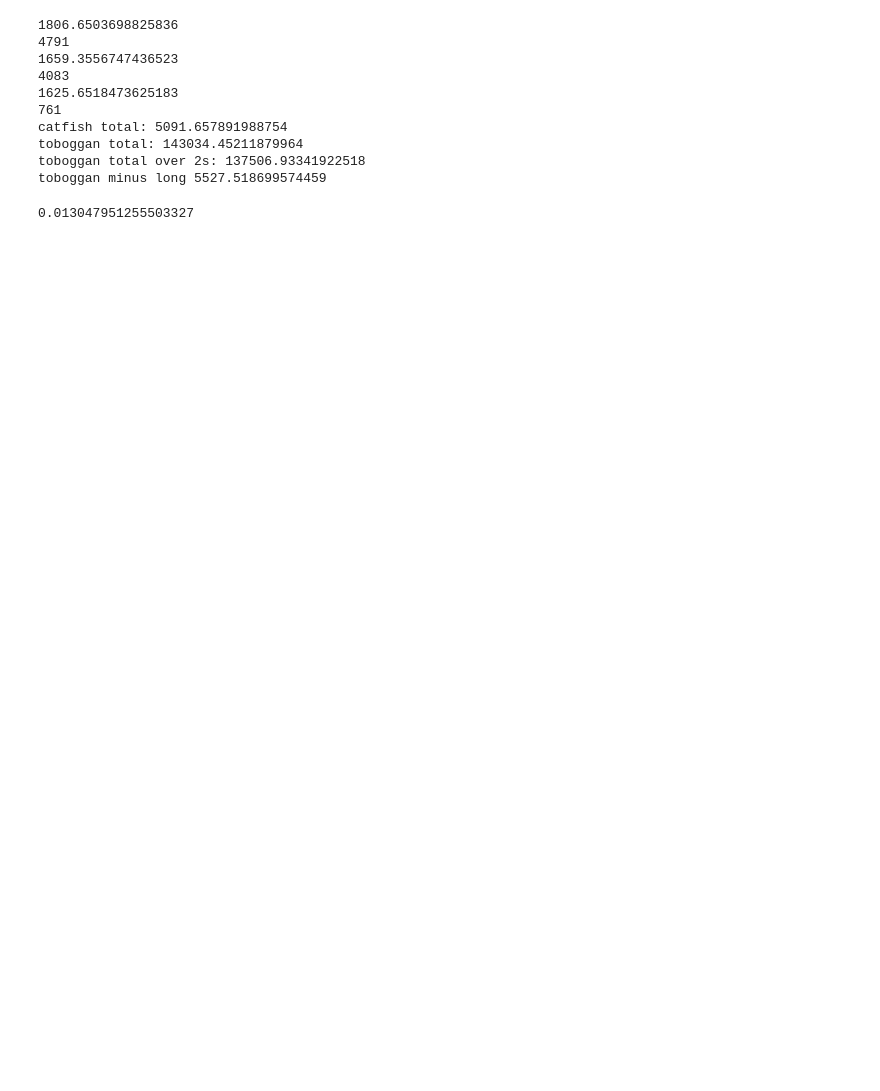
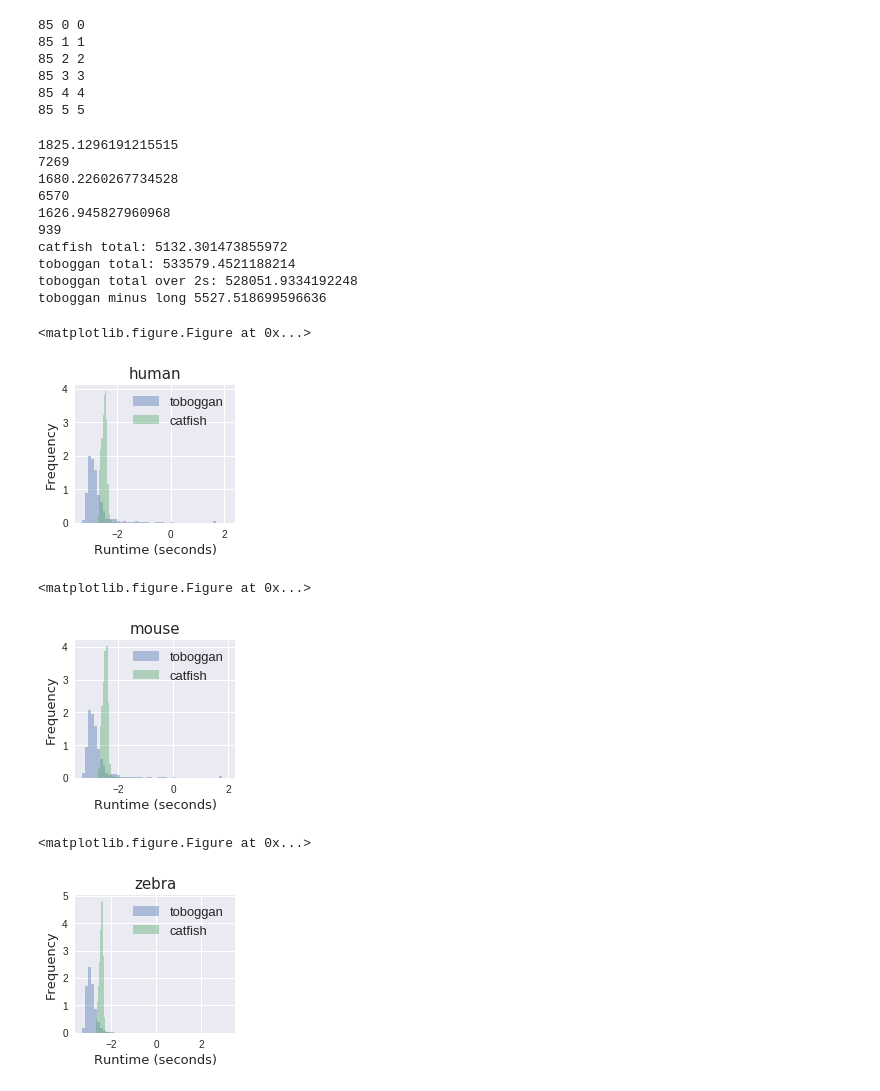
Before and after one commit to sgsmob/toboggan, a Jupyter notebook: make-figures/figure_runtime_kdensity.ipynb, the cells around one changed output. Drawn from its saved outputs; the diff is of its cells as text; code cells hidden in the pictures; blank space fills up the shorter version.

Commit message:
Simplifying figure generating scfripts

```diff
--- a/make-figures/figure_runtime_kdensity.ipynb
+++ b/make-figures/figure_runtime_kdensity.ipynb
@@ -26,7 +26,8 @@ for froot in ['human', 'mouse', 'zebra']:
 
     # import table_generator
 
-    datadict, datamatrix, dict_cat_to_tob, dict_tob_to_cat = table_generator.make_tables(inputfile)
+    # datadict, datamatrix, dict_cat_to_tob, dict_tob_to_cat = table_generator.make_tables(inputfile)
+    datadict, datamatrix = table_generator.make_tables(inputfile)
 
     info_dict = table_generator.get_toboggan_timing_info(datadict, datamatrix)
     num_trivial = info_dict['num_trivial']
@@ -43,23 +44,21 @@ for froot in ['human', 'mouse', 'zebra']:
 
     print(num_timedout + len(time_totals))
 
-    catinputfile = 'catfish-' + froot + '-output.txt'
+    catinputfile = 'catfish-' + froot + '-proper-output.txt'
     catfish_dict, catfish_matrix = table_generator.get_catfish_tables( '../catfish-comparison/', catinputfile)
 
     # interesect catfish keys with nontrivial keys
     nontrivial_catfish = catfish_dict.copy()
     for key in catfish_dict:
-        key_tob = dict_cat_to_tob[key]
-        if key_tob not in toboggan_completed:
+        if key not in toboggan_completed:
             nontrivial_catfish.pop(key, None)
     catfish_nontrivials_info_dict = table_generator.get_catfish_timing_info(nontrivial_catfish, catfish_matrix)
     time_totals_catfish_nontrivials.append(catfish_nontrivials_info_dict['time_totals'])
 
     catfish_on_tob_timeouts = {}
     for key, val in catfish_dict.items():
-        key_tob = dict_cat_to_tob[key]
-        if key_tob in toboggan_timeouts:
-            catfish_on_tob_timeouts[key_tob] = val
+        if key in toboggan_timeouts:
+            catfish_on_tob_timeouts[key] = val
     catfish_tob_timeout_info_dict = table_generator.get_catfish_timing_info(catfish_on_tob_timeouts, catfish_matrix)
     time_totals_catfish_tob_timeouts.append(catfish_tob_timeout_info_dict['time_totals'])
 # %% [output]
@@ -83,3 +82,17 @@ toboggan with 800s timeout has
+# %%
+counter = 0
+for key, val in catfish_dict.items():
+    print(key, val)
+    counter += 1
+    if counter > 5:
+        break
+# %% [output]
+85 0 0
+85 1 1
+85 2 2
+85 3 3
+85 4 4
+85 5 5
 # %%
 catfish_sum = 0
 toboggan_sum = 0
@@ -96,72 +109,69 @@ print("toboggan total: {}".format(toboggan_sum))
 print("toboggan total over 2s: {}".format(toboggan_long_sum))
 print("toboggan minus long {}".format(toboggan_sum - toboggan_long_sum))
 # %% [output]
-1806.6503698825836
-4791
-1659.3556747436523
-4083
-1625.6518473625183
-761
-catfish total: 5091.657891988754
-toboggan total: 143034.45211879964
-toboggan total over 2s: 137506.93341922518
-toboggan minus long 5527.518699574459
+1825.1296191215515
+7269
+1680.2260267734528
+6570
+1626.945827960968
+939
+catfish total: 5132.301473855972
+toboggan total: 533579.4521188214
+toboggan total over 2s: 528051.9334192248
+toboggan minus long 5527.518699596636
 # %%
 import matplotlib.pyplot as plt
 import numpy as np
 import seaborn as sns
 
 froots = ['human', 'mouse', 'zebra']
-show_flag = False
+show_flag = True
+
 hist_flag = True
 kde_flag = False
 norm_hist_flag=True
 
 for j in [0,1,2]:
 
     froot = froots[j]
 
     plt.clf()
-    plt.figure(figsize=(4,3))
+    plt.figure(figsize=(3,3))
 
     axis_font = {'fontname':'DejaVu Sans', 'size':'13'}
-    title_font = {'fontname':'DejaVu Sans', 'size':'13'}
-    xtick_font = {'fontname':'DejaVu Sans', 'size':'11'}
-    ytick_font = {'fontname':'DejaVu Sans', 'size':'12'}
+    title_font = {'fontname':'DejaVu Sans', 'size':'15'}
+    xtick_font = {'fontname':'DejaVu Sans', 'size':'15'}
+    ytick_font = {'fontname':'DejaVu Sans', 'size':'15'}
 
     data=np.log10(time_totals[j])
     sns.distplot(data, kde=kde_flag, hist=hist_flag, norm_hist=norm_hist_flag, label="toboggan")
     data=np.log10(time_totals_catfish_nontrivials[j])
     sns.distplot(data, kde=kde_flag, hist=hist_flag, norm_hist=norm_hist_flag, label="catfish")
     # data=np.log10(time_totals_catfish_tob_timeouts[j])
     # sns.distplot(data, kde=True, hist=False, label="TOs", ax=ax)
 
     plt.title(froots[j], **title_font)
     plt.legend(loc='upper right', fontsize=axis_font['size'])
-    plt.gca().set_xticklabels([10**x for x in range(-4, 4)])
+    #plt.gca().set_xticklabels([10**x for x in range(-4, 4)])
     plt.xlabel("Runtime (seconds)", **axis_font)
     plt.ylabel("Frequency", **axis_font)
 
     fig = plt.gcf()
     fig.tight_layout()
 
     if show_flag == True:
         plt.show()
     else:
         plt.savefig( './figures/'+'runtime-kdensity-' + froot + '.pdf', format='pdf', dpi=300)
         plt.savefig( './figures/'+'runtime-kdensity-' + froot + '.png', format='png', dpi=300)
     plt.close()
+# %% [output]
+<matplotlib.figure.Figure at 0x...>
+[figure, added]
+<matplotlib.figure.Figure at 0x...>
+[figure, added]
+<matplotlib.figure.Figure at 0x...>
+[figure, added]
-# %%
-slow_insts = 0
-total_insts = 0
-for j in [0,1,2]:
-    temp = [ x for x in time_totals[j] if x > 0.1 ]
-    slow_insts += len(temp)
-    total_insts += len(time_totals[j])
-
-print( slow_insts / total_insts )
-# %% [output]
-0.013047951255503327
 # %%
 # import matplotlib.pyplot as plt
 # import numpy as np
```
Also changed, not shown: parts of 1 cell of this notebook, 2 other files.
